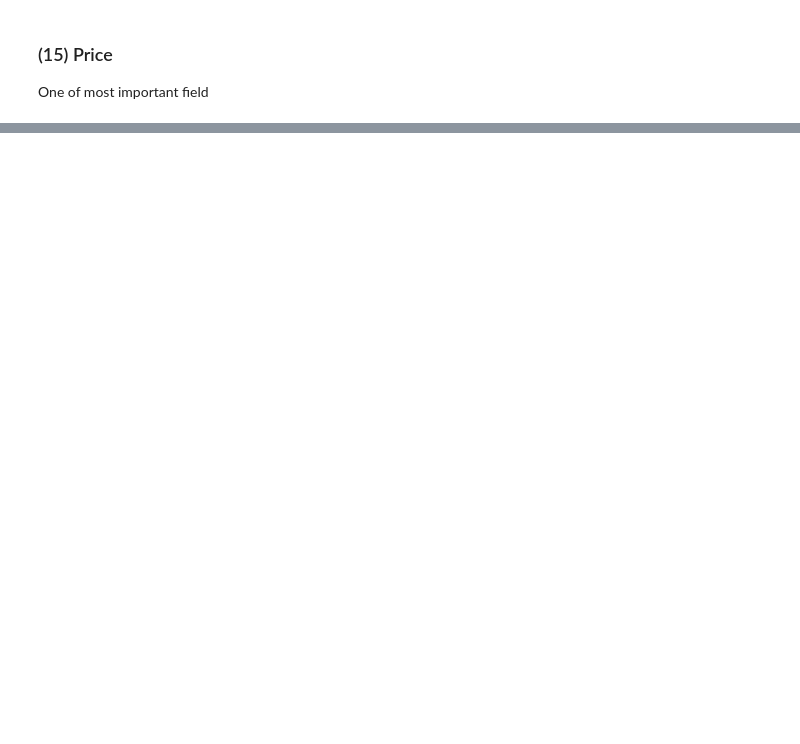
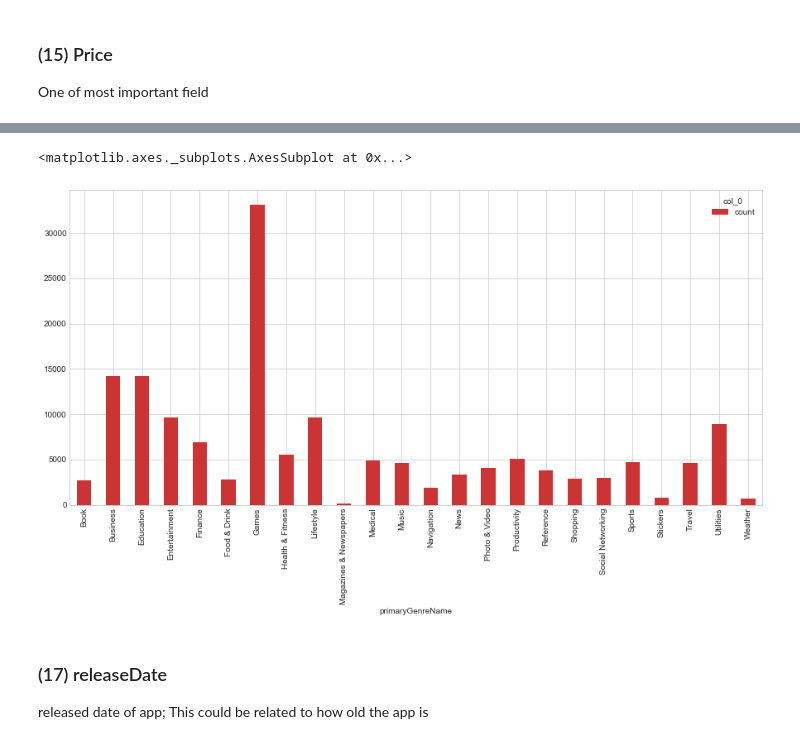
Before and after one commit to mebjas/app-store-analysis, a Jupyter notebook: notebooks/Preprocessing.ipynb, the cells around one changed output, grey strips where cells are left out. Drawn from its saved outputs; the diff is of its cells as text; code cells hidden in the pictures; blank space fills up the shorter version.

```diff
--- a/notebooks/Preprocessing.ipynb
+++ b/notebooks/Preprocessing.ipynb
@@ -358,0 +394,6 @@ data['price'] = df['price']
+# %%
+_ct = pd.crosstab(df.primaryGenreName, "count")
+_ct.plot(kind='bar', figsize=(15, 7))
+# %% [output]
+<matplotlib.axes._subplots.AxesSubplot at 0x...>
+[figure, added]
@@ -358,0 +402,3 @@ data['price'] = df['price']
+# %% [markdown]
+### (17) releaseDate
+released date of app; This could be related to how old the app is
```
Also changed, not shown: parts of 49 cells of this notebook.
